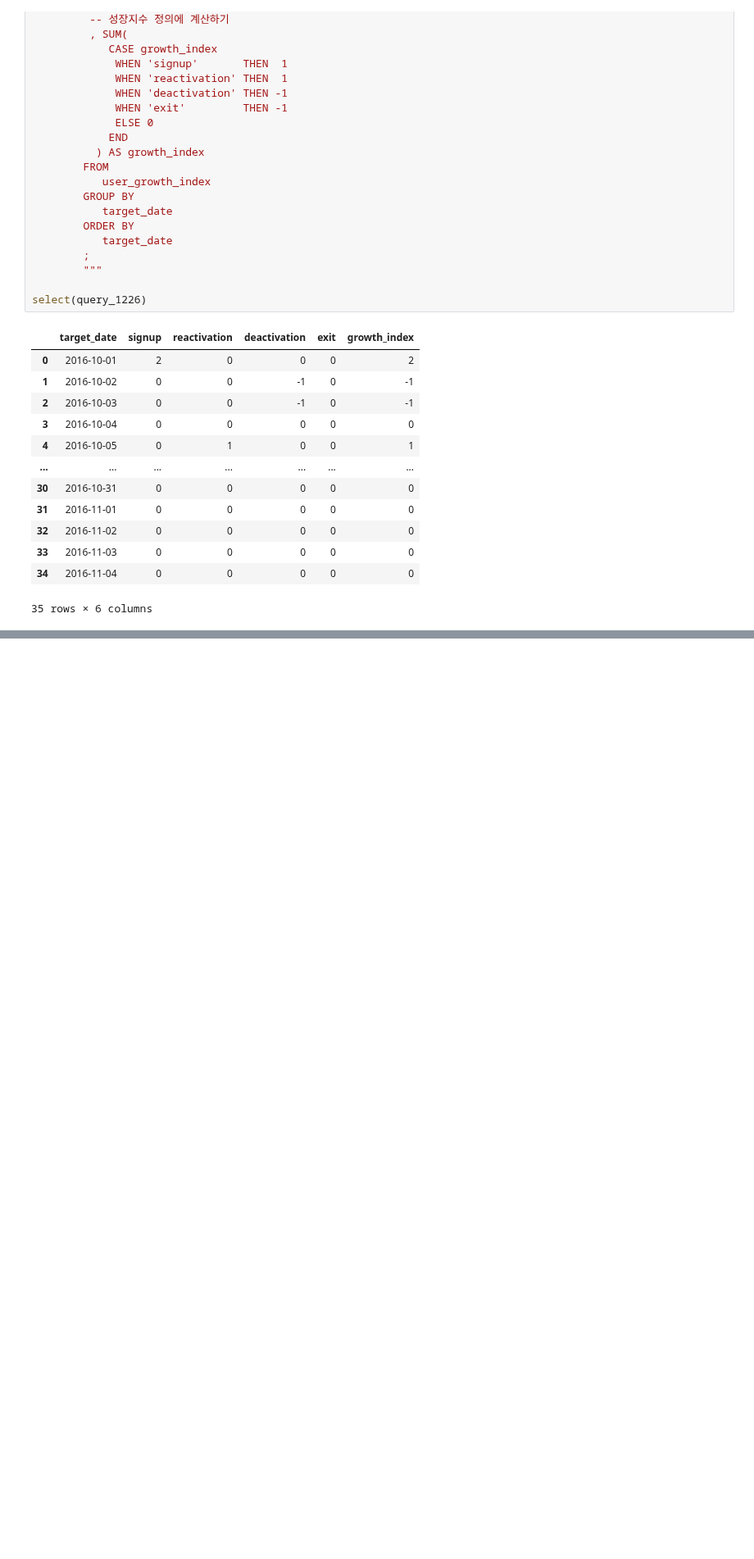
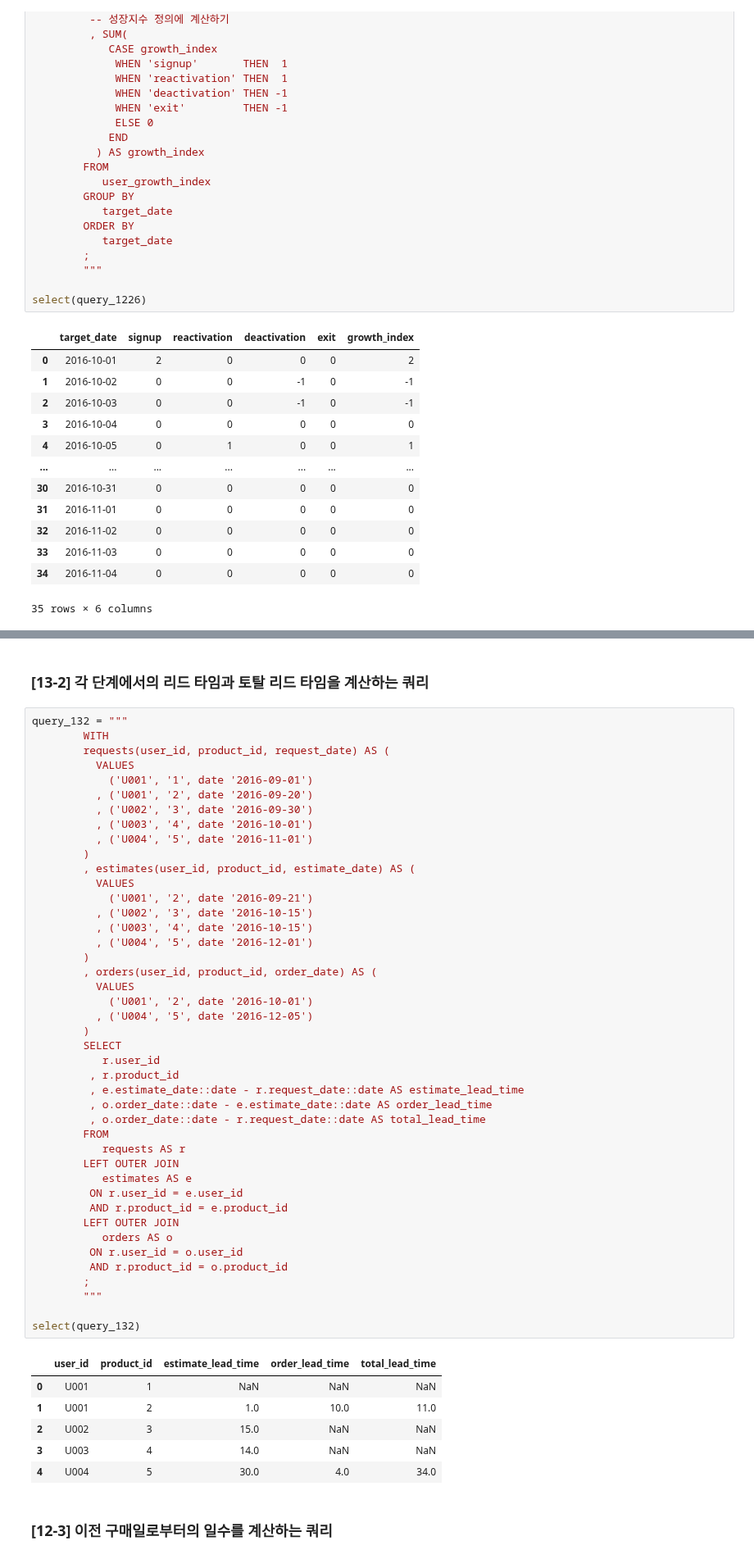
Before and after one commit to mittwoch09/Today-I-Learned, a Jupyter notebook: DataAnalysis/data_extraction_to_understand_users_2.ipynb, the cells around one changed output, grey strips where cells are left out. Shown at 82% size. Cells and saved outputs as stored; diff of their text form; blank space fills up the shorter version.

```diff
--- a/DataAnalysis/data_extraction_to_understand_users_2.ipynb
+++ b/DataAnalysis/data_extraction_to_understand_users_2.ipynb
@@ -2076,0 +2110,54 @@ select(query_1226)
+# %% [markdown]
+### [13-2] 각 단계에서의 리드 타임과 토탈 리드 타임을 계산하는 쿼리
+# %%
+query_132 = """
+        WITH
+        requests(user_id, product_id, request_date) AS (
+          VALUES
+            ('U001', '1', date '2016-09-01')
+          , ('U001', '2', date '2016-09-20')
+          , ('U002', '3', date '2016-09-30')
+          , ('U003', '4', date '2016-10-01')
+          , ('U004', '5', date '2016-11-01')
+        )
+        , estimates(user_id, product_id, estimate_date) AS (
+          VALUES
+            ('U001', '2', date '2016-09-21')
+          , ('U002', '3', date '2016-10-15')
+          , ('U003', '4', date '2016-10-15')
+          , ('U004', '5', date '2016-12-01')
+        )
+        , orders(user_id, product_id, order_date) AS (
+          VALUES
+            ('U001', '2', date '2016-10-01')
+          , ('U004', '5', date '2016-12-05')
+        )
+        SELECT
+           r.user_id
+         , r.product_id
+         , e.estimate_date::date - r.request_date::date AS estimate_lead_time
+         , o.order_date::date - e.estimate_date::date AS order_lead_time
+         , o.order_date::date - r.request_date::date AS total_lead_time
+        FROM
+           requests AS r
+        LEFT OUTER JOIN
+           estimates AS e
+         ON r.user_id = e.user_id
+         AND r.product_id = e.product_id
+        LEFT OUTER JOIN
+           orders AS o
+         ON r.user_id = o.user_id
+         AND r.product_id = o.product_id
+        ;
+        """
+
+select(query_132)
+# %% [output]
+|  | user_id | product_id | estimate_lead_time | order_lead_time | total_lead_time |
+| 0 | U001 | 1 | NaN | NaN | NaN |
+| 1 | U001 | 2 | 1.0 | 10.0 | 11.0 |
+| 2 | U002 | 3 | 15.0 | NaN | NaN |
+| 3 | U003 | 4 | 14.0 | NaN | NaN |
+| 4 | U004 | 5 | 30.0 | 4.0 | 34.0 |
+# %% [markdown]
+### [12-3] 이전 구매일로부터의 일수를 계산하는 쿼리
```
Also changed, not shown: parts of 13 cells of this notebook.
